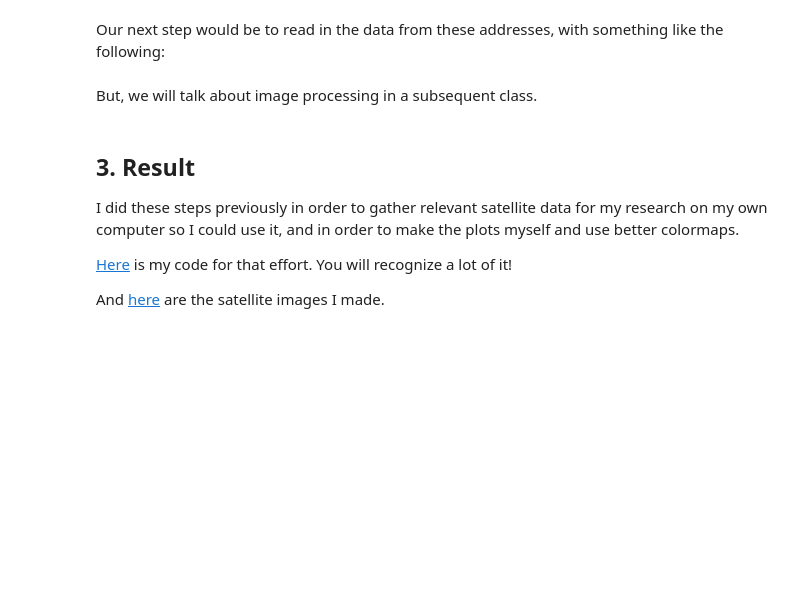
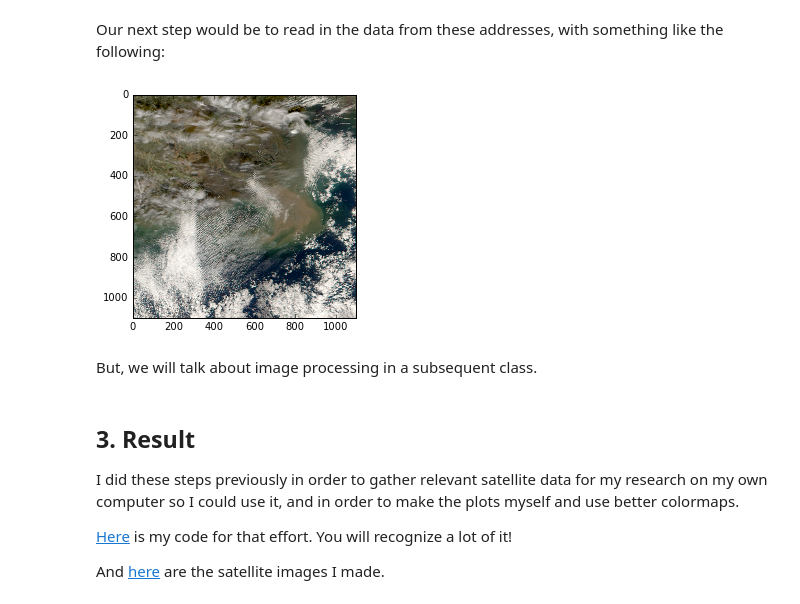
Before and after one commit to hetland/python4geosciences_OLD, a Jupyter notebook: materials/st_web_scraping.ipynb, the cells around one changed output. Cells and saved outputs as stored; diff of their text form; code cells hidden in the pictures; blank space fills up the shorter version.

```diff
--- a/materials/st_web_scraping.ipynb
+++ b/materials/st_web_scraping.ipynb
@@ -241,9 +241,19 @@ from PIL import Image
 from io import BytesIO
 import numpy as np
 
-response = requests.get(image_locs[0])
+response = requests.get(image_locs[10])  # choose one of the files to show as an example
 img = Image.open(BytesIO(response.content))
 foo = np.asarray(img)
+# %%
+%matplotlib inline
+import matplotlib.pyplot as plt
+
+if np.ndim(foo) == 3:  # this is for real color image
+    plt.imshow(foo)
+elif np.ndim(foo) == 2:
+    plt.pcolormesh(foo)
+# %% [output]
+[figure, added]
 # %% [markdown]
 But, we will talk about image processing in a subsequent class.
 # %% [markdown]
```
